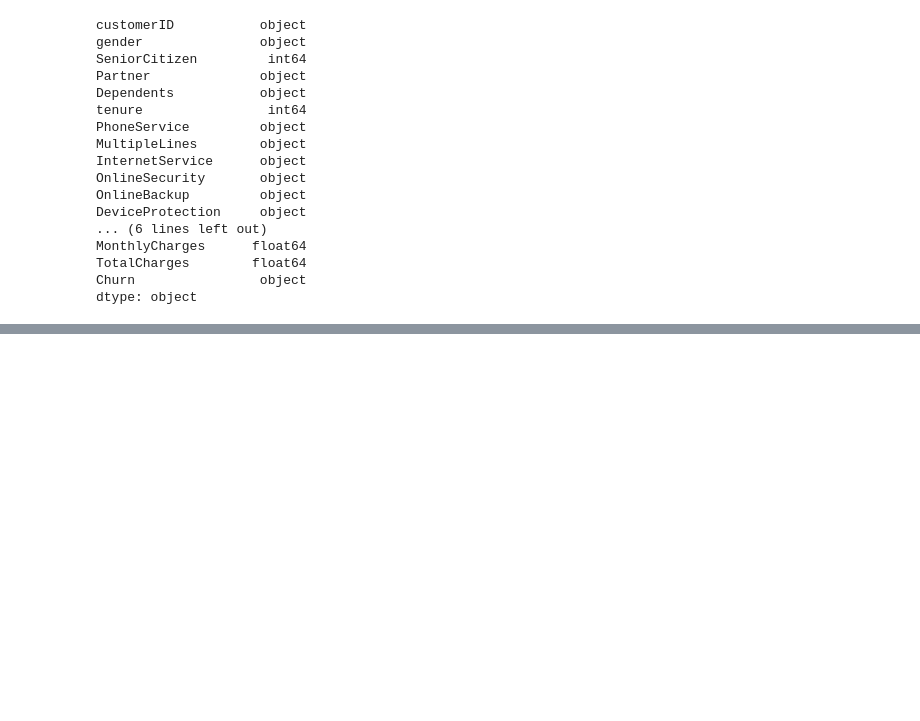
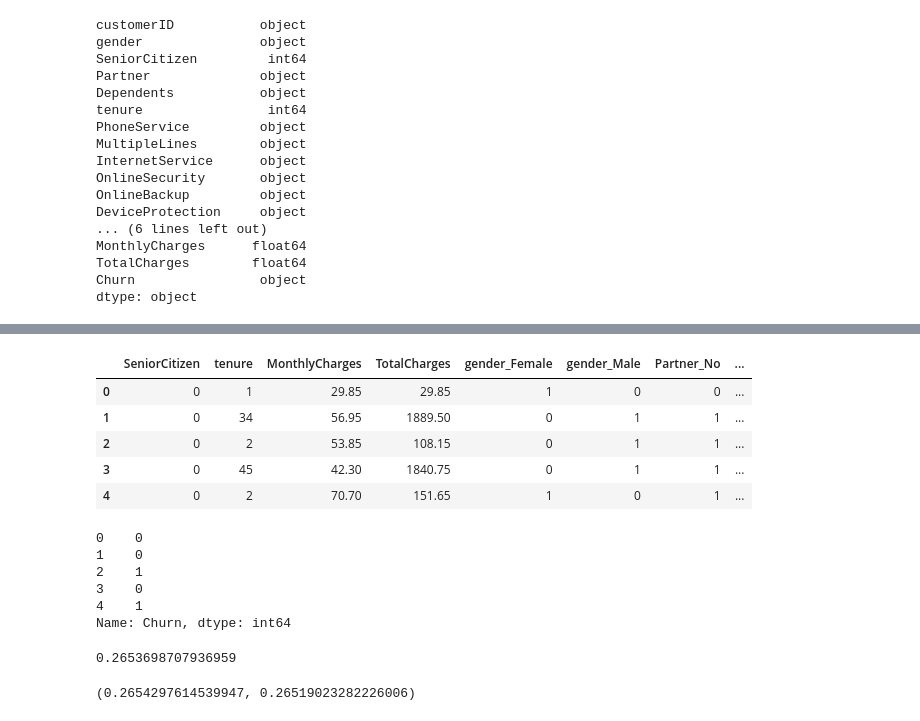
Before and after one commit to AlirezaAhadipour/xgboost, a Jupyter notebook: xgboost.ipynb, the cells around one changed output, grey strips where cells are left out. Cells and saved outputs as stored; diff of their text form; code cells hidden in the pictures; blank space fills up the shorter version.

```diff
--- a/xgboost.ipynb
+++ b/xgboost.ipynb
@@ -186,0 +221,42 @@ df.replace(' ', '_', regex=True, inplace=True)
+# %%
+X.drop('customerID', axis=1, inplace=True)
+# %%
+X_encoded = pd.get_dummies(X,
+                           dtype=int,
+                           columns=['gender',
+                                    'Partner',
+                                    'Dependents',
+                                    'PhoneService',
+                                    'MultipleLines',
+                                    'InternetService',
+                                    'OnlineSecurity',
+                                    'OnlineBackup',
+                                    'DeviceProtection',
+                                    'TechSupport',
+                                    'StreamingTV',
+                                    'StreamingMovies',
+                                    'Contract',
+                                    'PaperlessBilling',
+                                    'PaymentMethod'])
+X_encoded.head()
+# %% [output]
+|  | SeniorCitizen | tenure | MonthlyCharges | TotalCharges | gender_Female | gender_Male | Partner_No | ... |
+| 0 | 0 | 1 | 29.85 | 29.85 | 1 | 0 | 0 | ... |
+| 1 | 0 | 34 | 56.95 | 1889.50 | 0 | 1 | 1 | ... |
+| 2 | 0 | 2 | 53.85 | 108.15 | 0 | 1 | 1 | ... |
+| 3 | 0 | 45 | 42.30 | 1840.75 | 0 | 1 | 1 | ... |
+| 4 | 0 | 2 | 70.70 | 151.65 | 1 | 0 | 1 | ... |
+# %%
+y = (df['Churn'] == 'Yes').astype(int)
+y.head()
+# %% [output]
+0    0
+1    0
+2    1
+3    0
+4    1
+Name: Churn, dtype: int64
+# %%
+sum(y) / len(y)
+# %% [output]
+0.2653698707936959
@@ -186,0 +265,4 @@ df.replace(' ', '_', regex=True, inplace=True)
+# %%
+sum(y_train) / len(y_train), sum(y_test) / len(y_test)
+# %% [output]
+(0.2654297614539947, 0.26519023282226006)
```
Also changed, not shown: parts of 12 cells of this notebook.
